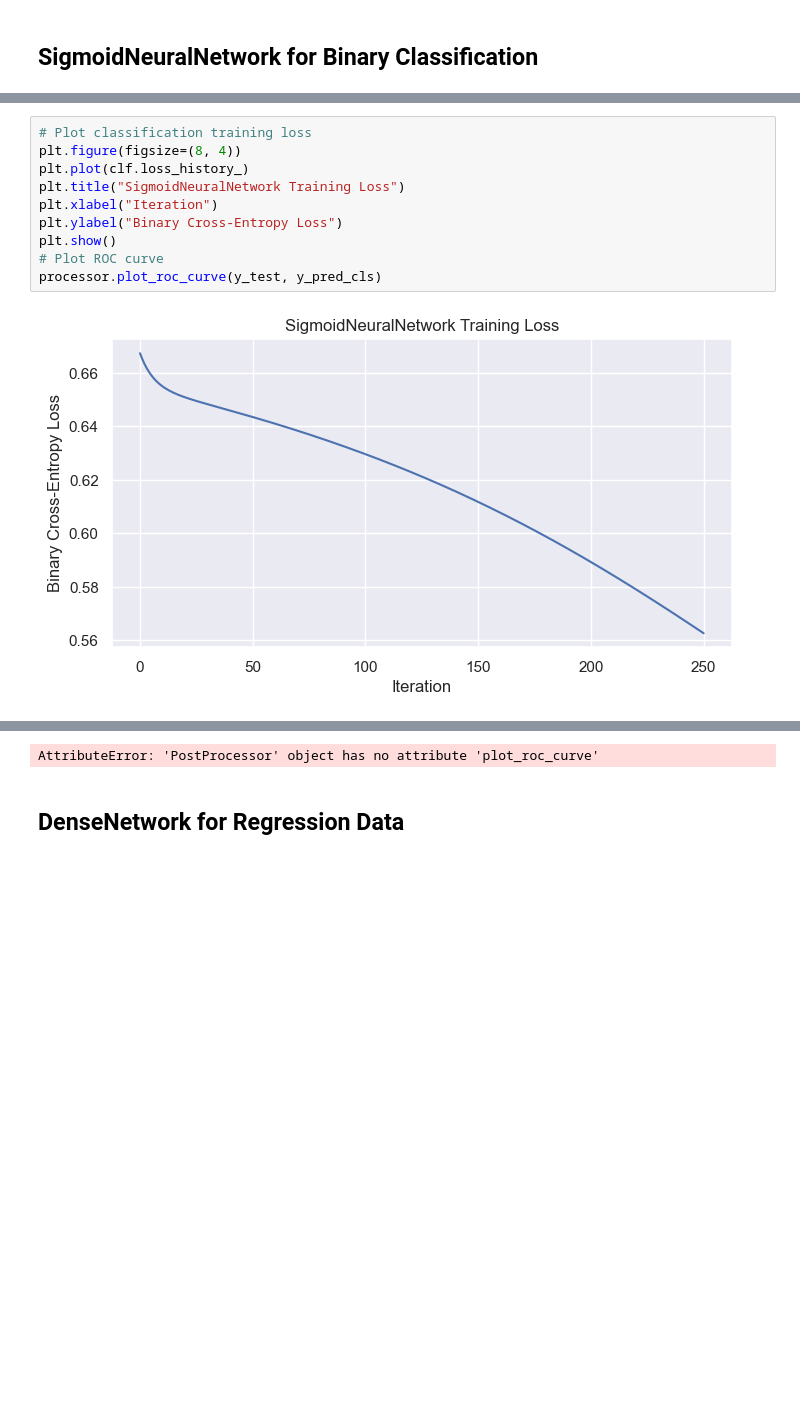
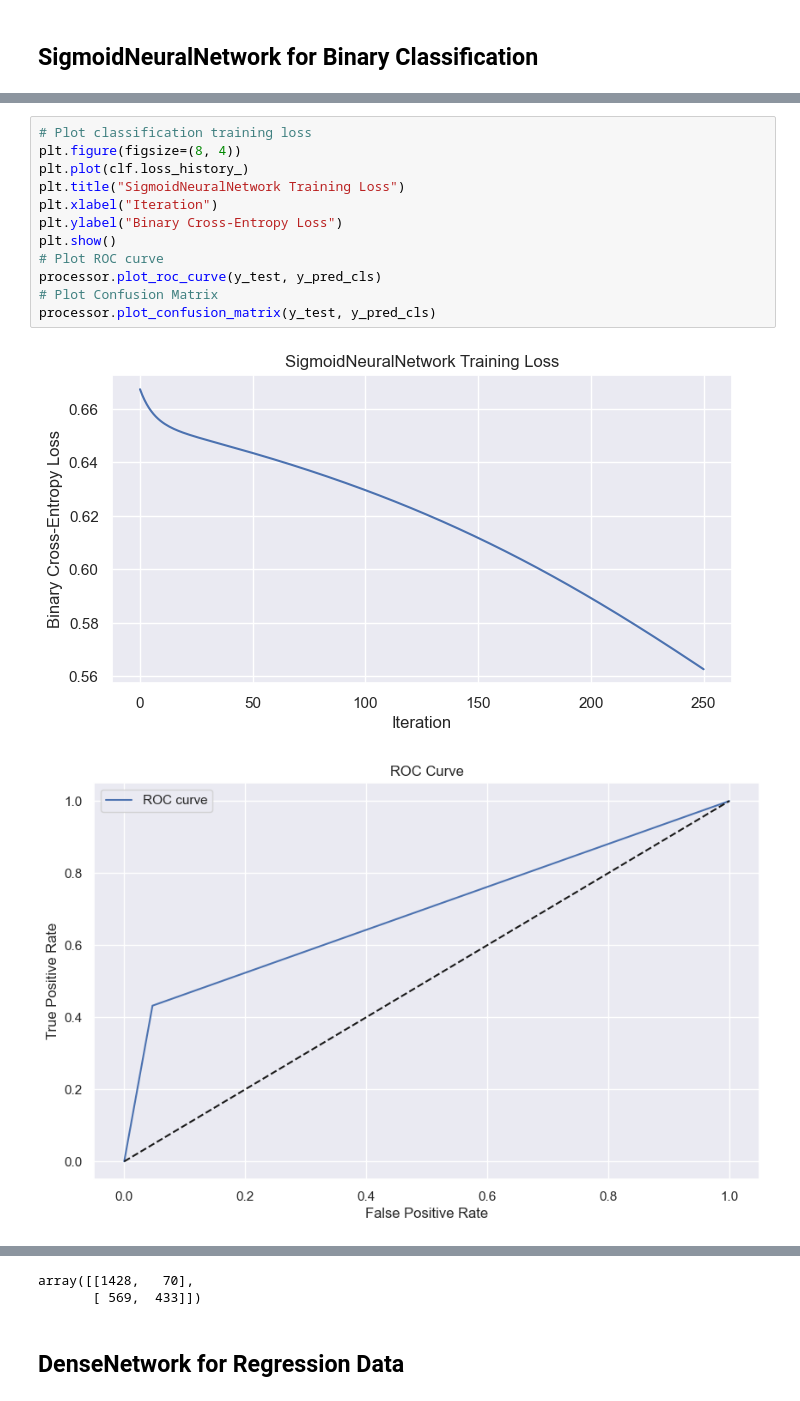
Before and after one commit to ccarr-x/CMOR-438-SP-2026, a Jupyter notebook: examples/Neural_Networks/Neural_Network.ipynb, the cells around one changed output, grey strips where cells are left out. Cells and saved outputs as stored; diff of their text form; blank space fills up the shorter version.

Commit message:
Finished Neural Network examples and updated PostProcessor to properly evaluate.

```diff
--- a/examples/Neural_Networks/Neural_Network.ipynb
+++ b/examples/Neural_Networks/Neural_Network.ipynb
@@ -80,12 +80,15 @@ AttributeError: 'PostProcessor' object has no attribute 'roc_auc_score'
 # %%
 # Plot classification training loss
 plt.figure(figsize=(8, 4))
 plt.plot(clf.loss_history_)
 plt.title("SigmoidNeuralNetwork Training Loss")
 plt.xlabel("Iteration")
 plt.ylabel("Binary Cross-Entropy Loss")
 plt.show()
 # Plot ROC curve
 processor.plot_roc_curve(y_test, y_pred_cls)
+# Plot Confusion Matrix
+processor.plot_confusion_matrix(y_test, y_pred_cls)
 # %% [output]
 [figure]
+[figure, added]
@@ -92,4 +96,5 @@ processor.plot_roc_curve(y_test, y_pred_cls)
-AttributeError: 'PostProcessor' object has no attribute 'plot_roc_curve'
+array([[1428,   70],
+       [ 569,  433]])
 # %% [markdown]
 ## DenseNetwork for Regression Data
 # %%
```
Also changed, not shown: parts of 4 cells of this notebook, 2 other files.
